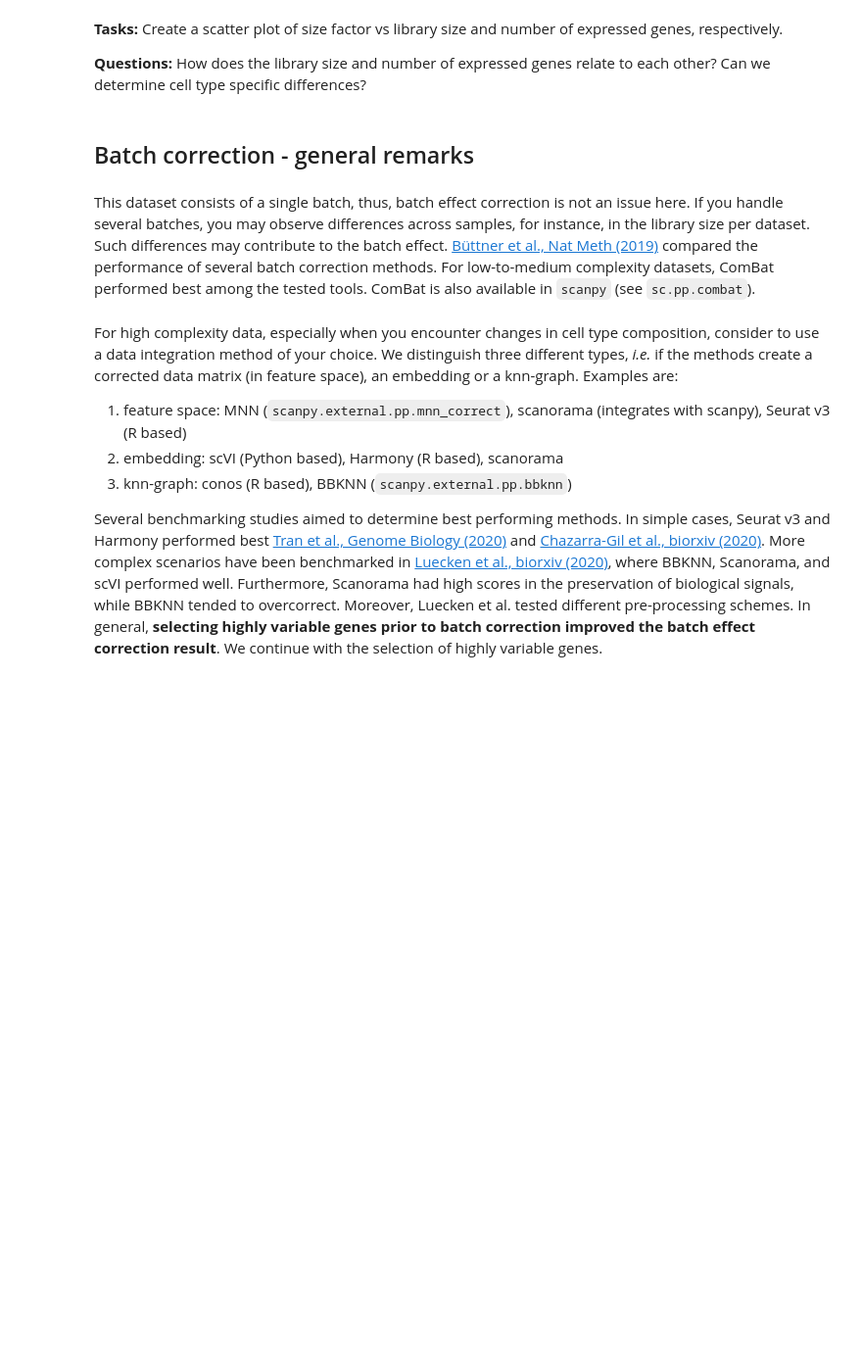
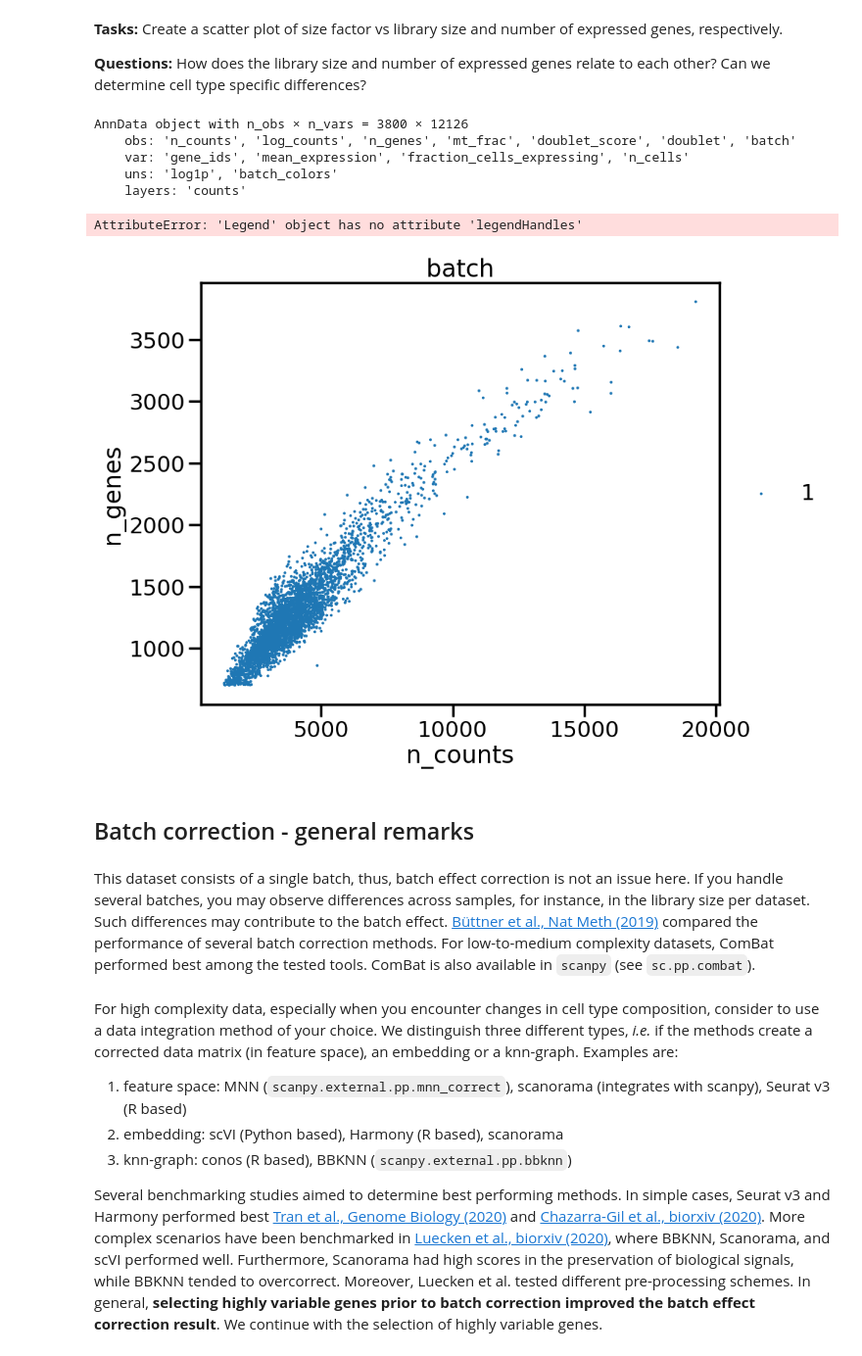
Before and after one commit to Ianyliu/scanpy-tutorials, a Jupyter notebook: scanpy_workshop/day1_01_GColab.ipynb, the cells around one changed output. Shown at 98% size. Cells and saved outputs as stored; diff of their text form; code cells hidden in the pictures; blank space fills up the shorter version.

```diff
--- a/scanpy_workshop/day1_01_GColab.ipynb
+++ b/scanpy_workshop/day1_01_GColab.ipynb
@@ -559,9 +634,20 @@ sc.pp.log1p(adata)
 **Tasks:** Create a scatter plot of size factor vs library size and number of expressed genes, respectively.
 
 **Questions:** How does the library size and number of expressed genes relate to each other? Can we determine cell type specific differences?
+# %%
+adata
+# %% [output]
+AnnData object with n_obs × n_vars = 3800 × 12126
+    obs: 'n_counts', 'log_counts', 'n_genes', 'mt_frac', 'doublet_score', 'doublet', 'batch'
+    var: 'gene_ids', 'mean_expression', 'fraction_cells_expressing', 'n_cells'
+    uns: 'log1p', 'batch_colors'
+    layers: 'counts'
 # %%
 rcParams['figure.figsize']=(8,8)
-sc.pl.scatter()
+sc.pl.scatter(adata, x='n_counts', y='n_genes', color = 'batch')
+# %% [output]
+AttributeError: 'Legend' object has no attribute 'legendHandles'
+[figure, added]
 # %% [markdown]
 ## Batch correction - general remarks
 # %% [markdown]
```
Also changed, not shown: parts of 13 cells of this notebook.
